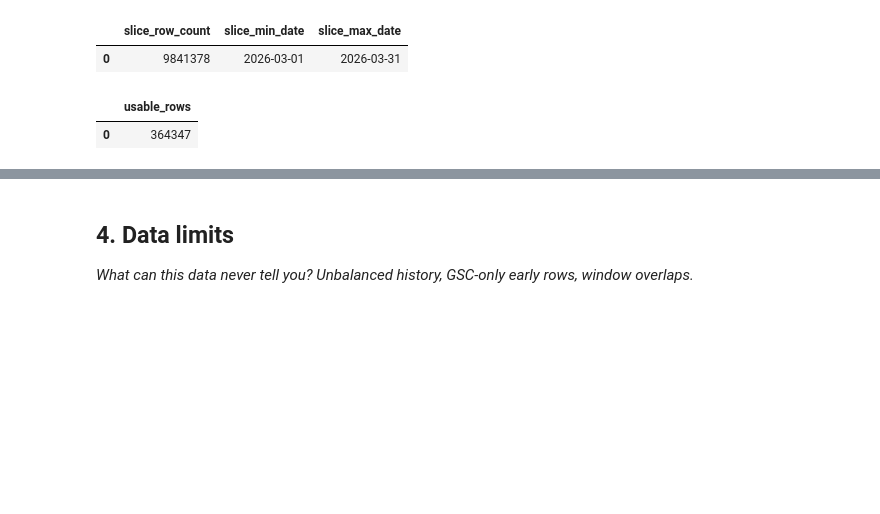
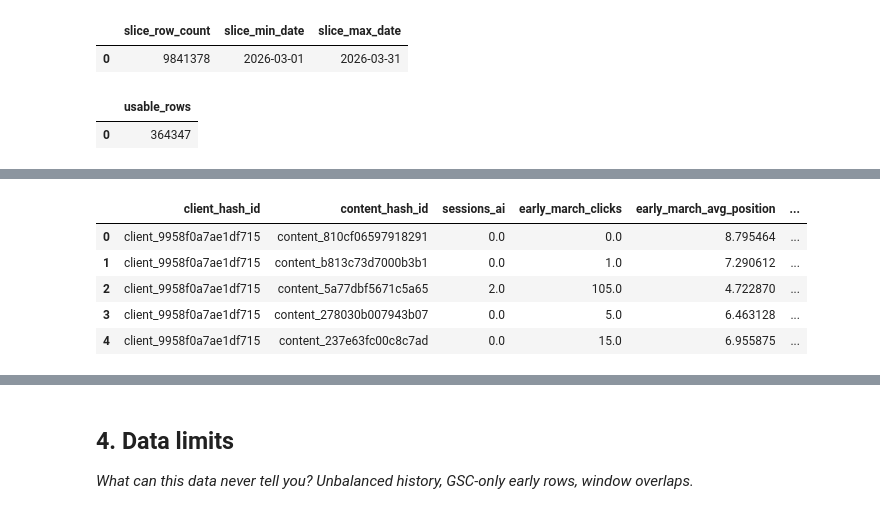
Before and after one commit to JasperOwen/flyrank-ml-internship, a Jupyter notebook: work/notebooks/w03_data_contract.ipynb, the cells around one changed output, grey strips where cells are left out. Cells and saved outputs as stored; diff of their text form; code cells hidden in the pictures; blank space fills up the shorter version.

```diff
--- a/work/notebooks/w03_data_contract.ipynb
+++ b/work/notebooks/w03_data_contract.ipynb
@@ -212,0 +195,33 @@ feature_frame
+# %%
+# This cell is for CODE (numbers, a query, a check).
+# Write your text answer in the cell ABOVE this one — typing sentences here breaks Run All.
+future = con.sql(f"""
+SELECT
+    client_hash_id,
+    content_hash_id,
+
+    SUM(CASE WHEN report_date > '2026-03-15' THEN gsc_clicks ELSE 0 END) AS late_march_clicks
+
+FROM read_parquet('{file_path}')
+WHERE gsc_data_available IS TRUE
+  AND ga4_data_available IS TRUE
+GROUP BY
+    client_hash_id,
+    content_hash_id
+""").df()
+
+future_frame = feature_frame.merge(
+    future,
+    on=["client_hash_id", "content_hash_id"],
+    how="left"
+)
+# %%
+future_frame['march_click_change'] = future_frame['late_march_clicks'] - future_frame['early_march_clicks']
+future_frame.head(5)
+# %% [output]
+|  | client_hash_id | content_hash_id | sessions_ai | early_march_clicks | early_march_avg_position | ... |
+| 0 | client_9958f0a7ae1df715 | content_810cf06597918291 | 0.0 | 0.0 | 8.795464 | ... |
+| 1 | client_9958f0a7ae1df715 | content_b813c73d7000b3b1 | 0.0 | 1.0 | 7.290612 | ... |
+| 2 | client_9958f0a7ae1df715 | content_5a77dbf5671c5a65 | 2.0 | 105.0 | 4.722870 | ... |
+| 3 | client_9958f0a7ae1df715 | content_278030b007943b07 | 0.0 | 5.0 | 6.463128 | ... |
+| 4 | client_9958f0a7ae1df715 | content_237e63fc00c8c7ad | 0.0 | 15.0 | 6.955875 | ... |
```
Also changed, not shown: parts of 12 cells of this notebook.
